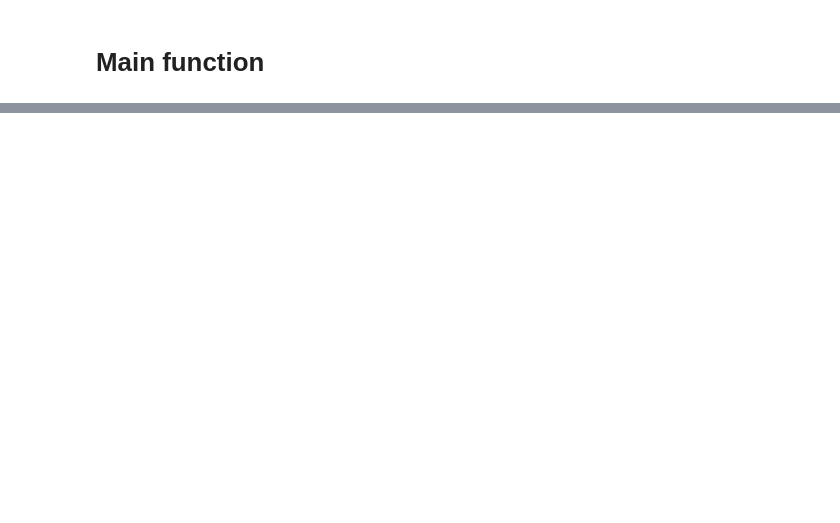
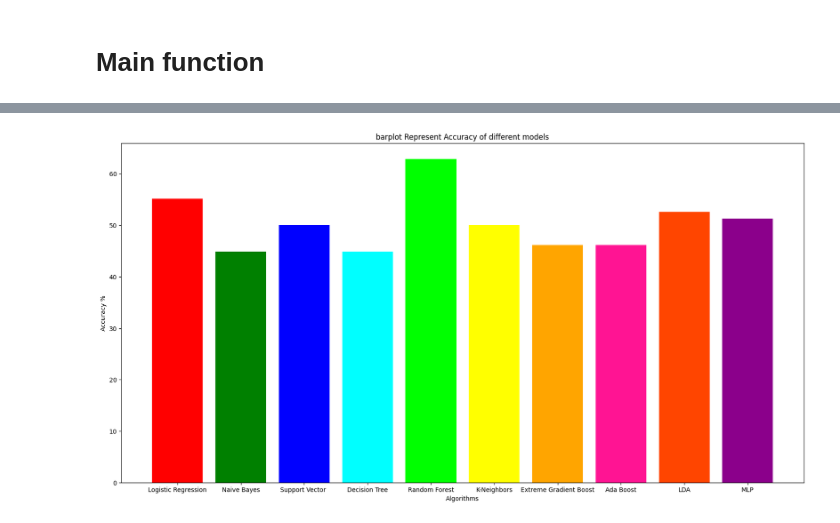
Before and after one commit to AhmadAlzo/SKLEARN, a Jupyter notebook: sham5.ipynb, the cells around one changed output, grey strips where cells are left out. Cells and saved outputs as stored; diff of their text form; code cells hidden in the pictures; blank space fills up the shorter version.

```diff
--- a/sham5.ipynb
+++ b/sham5.ipynb
@@ -251,0 +302,17 @@ selected_features
+# %%
+def filterAllTable(dataFrame,selected_features):
+  std={}
+  min={}
+  for i in selected_features:
+    min[i] = dataFrame[i].min().astype('float64')
+    std[i] =dataFrame[i].std().astype('float64')
+  selected_features.append("label")
+  df = dataFrame[selected_features]
+  for i in selected_features[:-1]:
+    for j in df[i].index:
+      if df.loc[j, i] > min[i]+std[i] or df.loc[j, i] < min[i]-std[i]:
+        df = df.drop(j)
+  return df
+
+bestData = filterAllTable(dataFrame,selected_features)
+bestData
@@ -251,0 +333,4 @@ selected_features
+# %%
+[a,d] = Main(bestData,bestData.columns[:-1])
+# %% [output]
+[figure, added]
```
Also changed, not shown: parts of 20 cells of this notebook.
